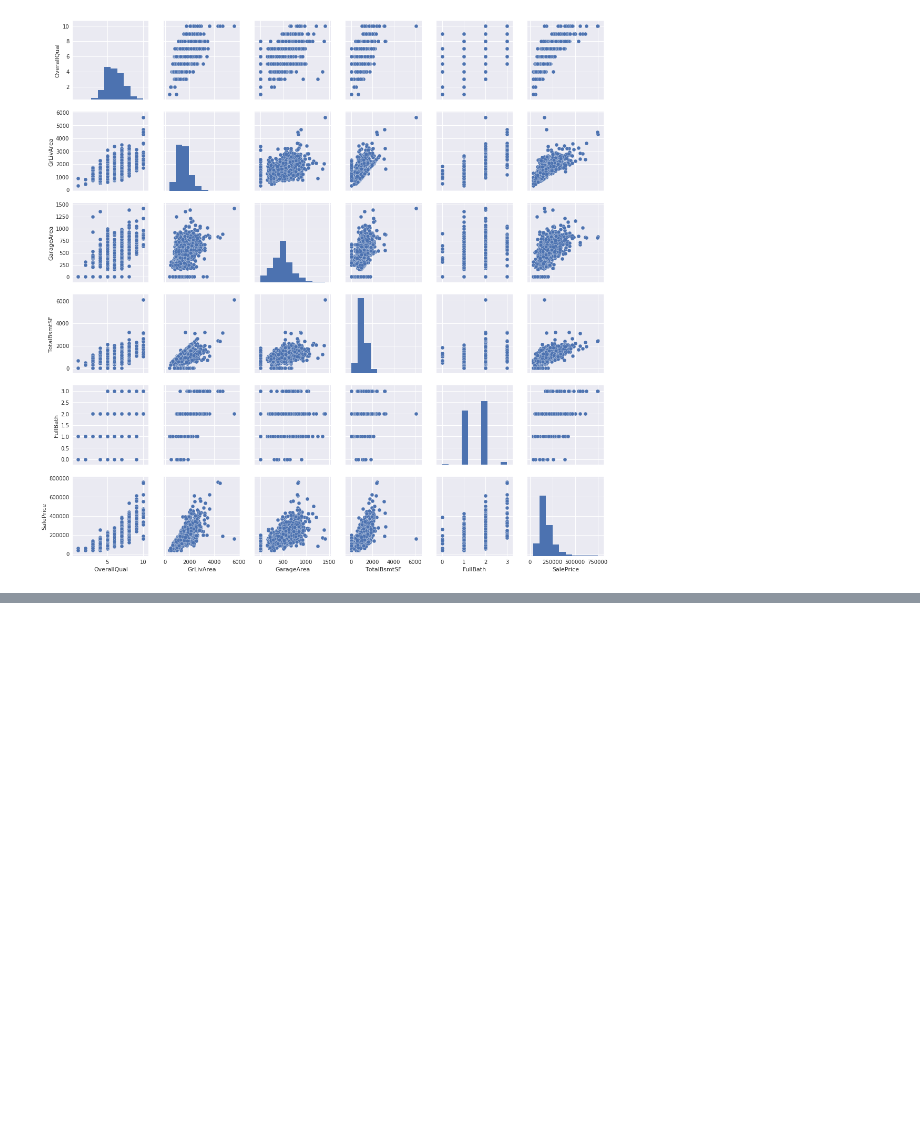
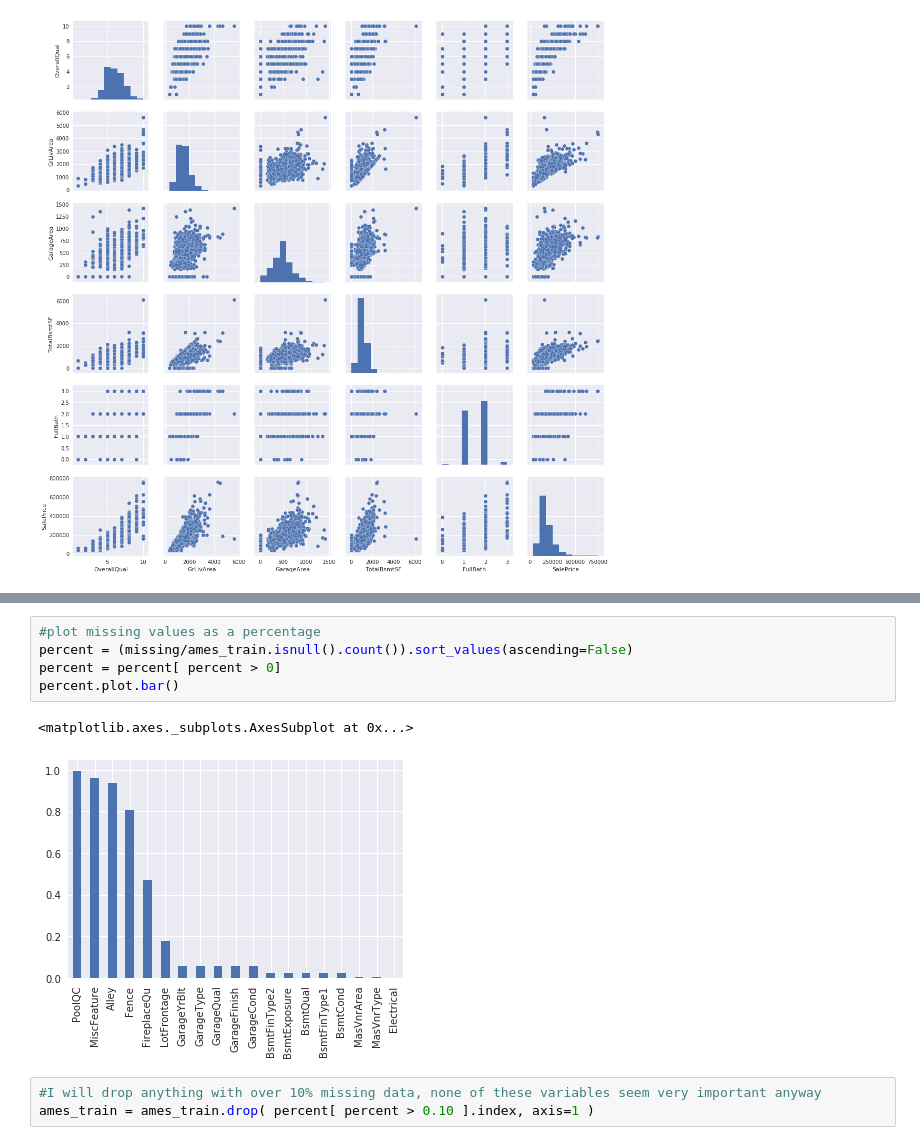
Before and after one commit to ethan-mgallagher/AmesHousingData, a Jupyter notebook: Ames.ipynb, the cells around one changed output, grey strips where cells are left out. Cells and saved outputs as stored; diff of their text form; blank space fills up the shorter version.

```diff
--- a/Ames.ipynb
+++ b/Ames.ipynb
@@ -85,0 +97,11 @@ plt.show()
+# %%
+#plot missing values as a percentage
+percent = (missing/ames_train.isnull().count()).sort_values(ascending=False)
+percent = percent[ percent > 0]
+percent.plot.bar()
+# %% [output]
+<matplotlib.axes._subplots.AxesSubplot at 0x...>
+[figure, added]
+# %%
+#I will drop anything with over 10% missing data, none of these variables seem very important anyway
+ames_train = ames_train.drop( percent[ percent > 0.10 ].index, axis=1 )
```
Also changed, not shown: parts of 18 cells of this notebook.
